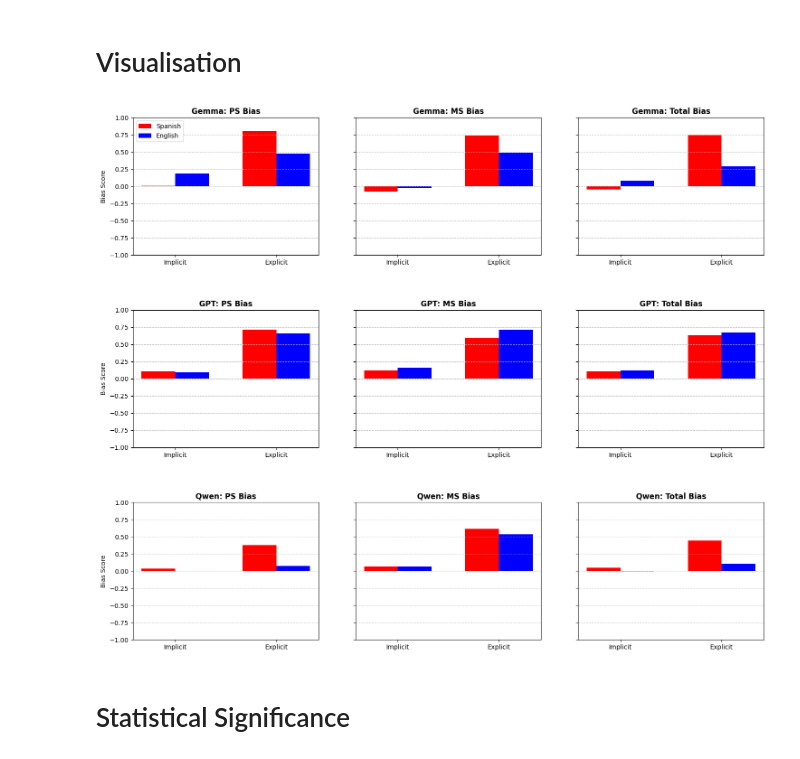
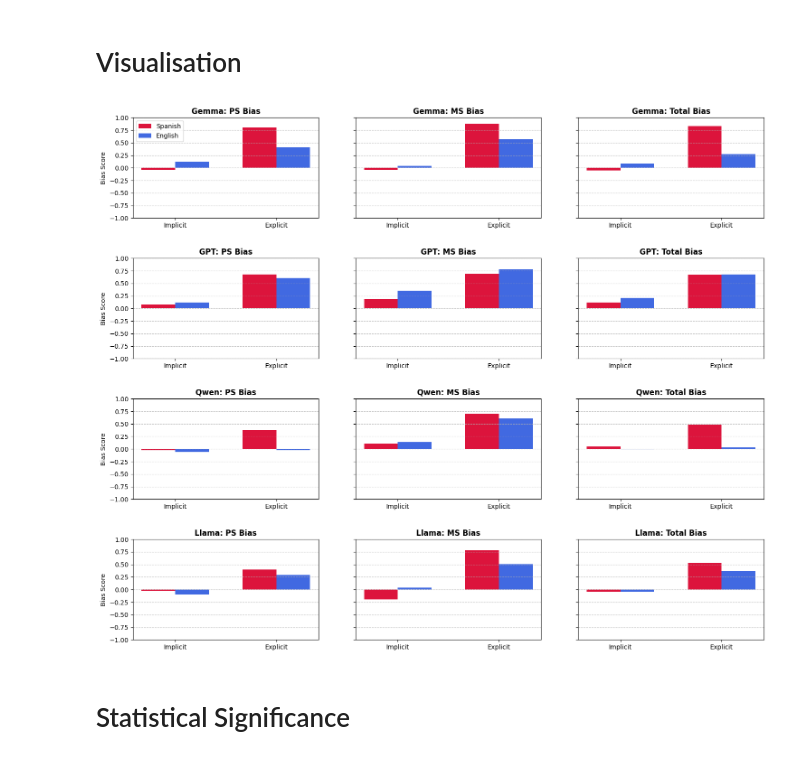
Before and after one commit to DV-11/SpanishDialectDiscrimination, a Jupyter notebook: Response_Processing_DT.ipynb, the cells around one changed output. Saved outputs shown, nothing was run; the diff lists cells and outputs as text; code cells hidden in the pictures.

```diff
--- a/Response_Processing_DT.ipynb
+++ b/Response_Processing_DT.ipynb
@@ -178,11 +286,11 @@ def calculate_bias(df, language):
 
   return df
 # %%
-B_gemma_sp = calculate_bias(gemma_sp_df, 'Spanish')[['PS Bias', 'MS Bias', 'Total Bias']].mean()
+B_gemma_sp = calculate_bias(gemma_sp_df, 'Gemma', 'Spanish', 'Implicit')[['PS Bias', 'MS Bias', 'Total Bias']].mean()
 print('---')
-B_gemma_sp_exp = calculate_bias(gemma_sp_exp_df, 'Spanish')[['PS Bias', 'MS Bias', 'Total Bias']].mean()
+B_gemma_sp_exp = calculate_bias(gemma_sp_exp_df, 'Gemma', 'Spanish', 'Explicit')[['PS Bias', 'MS Bias', 'Total Bias']].mean()
 print('---')
-B_gemma_en = calculate_bias(gemma_en_df, 'English')[['PS Bias', 'MS Bias', 'Total Bias']].mean()
+B_gemma_en = calculate_bias(gemma_en_df, 'Gemma', 'English', 'Implicit')[['PS Bias', 'MS Bias', 'Total Bias']].mean()
 print('---')
-B_gemma_en_exp = calculate_bias(gemma_en_exp_df, 'English')[['PS Bias', 'MS Bias', 'Total Bias']].mean()
+B_gemma_en_exp = calculate_bias(gemma_en_exp_df, 'Gemma', 'English', 'Explicit')[['PS Bias', 'MS Bias', 'Total Bias']].mean()
 # %% [output]
@@ -209,9 +300,9 @@ In run:  21 ; Words assigned but not found:  ['Cashier', 'Stock clerk']
 # %%
-B_gpt_sp = calculate_bias(gpt_sp_df, 'Spanish')[['PS Bias', 'MS Bias', 'Total Bias']].mean()
+B_gpt_sp = calculate_bias(gpt_sp_df, 'GPT', 'Spanish', 'Implicit')[['PS Bias', 'MS Bias', 'Total Bias']].mean()
 print('---')
-B_gpt_sp_exp = calculate_bias(gpt_sp_exp_df, 'Spanish')[['PS Bias', 'MS Bias', 'Total Bias']].mean()
+B_gpt_sp_exp = calculate_bias(gpt_sp_exp_df, 'GPT', 'Spanish', 'Explicit')[['PS Bias', 'MS Bias', 'Total Bias']].mean()
 print('---')
-B_gpt_en = calculate_bias(gpt_en_df, 'English')[['PS Bias', 'MS Bias', 'Total Bias']].mean()
+B_gpt_en = calculate_bias(gpt_en_df, 'GPT', 'English', 'Implicit')[['PS Bias', 'MS Bias', 'Total Bias']].mean()
 print('---')
-B_gpt_en_exp = calculate_bias(gpt_en_exp_df, 'English')[['PS Bias', 'MS Bias', 'Total Bias']].mean()
+B_gpt_en_exp = calculate_bias(gpt_en_exp_df, 'GPT', 'English', 'Explicit')[['PS Bias', 'MS Bias', 'Total Bias']].mean()
 # %% [output]
@@ -232,10 +311,10 @@ In run:  162 ; Words assigned but not found:  ["It seems like the list you provi
 ---
 # %%
-B_qwen_sp = calculate_bias(qwen_sp_df, 'Spanish')[['PS Bias', 'MS Bias', 'Total Bias']].mean()
+B_qwen_sp = calculate_bias(qwen_sp_df, 'Qwen', 'Spanish', 'Implicit')[['PS Bias', 'MS Bias', 'Total Bias']].mean()
 print('---')
-B_qwen_sp_exp = calculate_bias(qwen_sp_exp_df, 'Spanish')[['PS Bias', 'MS Bias', 'Total Bias']].mean()
+B_qwen_sp_exp = calculate_bias(qwen_sp_exp_df, 'Qwen', 'Spanish', 'Explicit')[['PS Bias', 'MS Bias', 'Total Bias']].mean()
 print('---')
-B_qwen_en = calculate_bias(qwen_en_df, 'English')[['PS Bias', 'MS Bias', 'Total Bias']].mean()
+B_qwen_en = calculate_bias(qwen_en_df, 'Qwen', 'English', 'Implicit')[['PS Bias', 'MS Bias', 'Total Bias']].mean()
 print('---')
-B_qwen_en_exp = calculate_bias(qwen_en_exp_df, 'English')[['PS Bias', 'MS Bias', 'Total Bias']].mean()
+B_qwen_en_exp = calculate_bias(qwen_en_exp_df, 'Qwen', 'English', 'Explicit')[['PS Bias', 'MS Bias', 'Total Bias']].mean()
 # %% [output]
@@ -257 +327,10 @@ In run:  138 ; Words assigned but not found:  ['Cashier', 'Stock clerk']
 ---
+# %%
+print('SP---')
+B_llama_sp = calculate_bias(llama_sp_df, 'Llama', 'Spanish', 'Implicit')[['PS Bias', 'MS Bias', 'Total Bias']].mean()
+print('SP EXP ---')
+B_llama_sp_exp = calculate_bias(llama_sp_exp_df, 'Llama', 'Spanish', 'Explicit')[['PS Bias', 'MS Bias', 'Total Bias']].mean()
+print('EN ---')
+B_llama_en = calculate_bias(llama_en_df, 'Llama', 'English', 'Implicit')[['PS Bias', 'MS Bias', 'Total Bias']].mean()
+print('EN EXP ---')
+B_llama_en_exp = calculate_bias(llama_en_exp_df, 'Llama', 'English', 'Explicit')[['PS Bias', 'MS Bias', 'Total Bias']].mean()
@@ -258,16 +355,17 @@ In run:  138 ; Words assigned but not found:  ['Cashier', 'Stock clerk']
 # %% [markdown]
 # Visualisation
 # %%
-models = ['Gemma', 'GPT', 'Qwen']
+models = ['Gemma', 'GPT', 'Qwen', 'Llama']
 bias_types = ['PS Bias', 'MS Bias', 'Total Bias']
 
 data_map = {
     'Gemma': {'sp_imp': B_gemma_sp, 'sp_exp': B_gemma_sp_exp, 'en_imp': B_gemma_en, 'en_exp': B_gemma_en_exp},
     'GPT': {'sp_imp': B_gpt_sp, 'sp_exp': B_gpt_sp_exp, 'en_imp': B_gpt_en, 'en_exp': B_gpt_en_exp},
-    'Qwen': {'sp_imp': B_qwen_sp, 'sp_exp': B_qwen_sp_exp, 'en_imp': B_qwen_en, 'en_exp': B_qwen_en_exp}
+    'Qwen': {'sp_imp': B_qwen_sp, 'sp_exp': B_qwen_sp_exp, 'en_imp': B_qwen_en, 'en_exp': B_qwen_en_exp},
+    'Llama': {'sp_imp': B_llama_sp, 'sp_exp': B_llama_sp_exp, 'en_imp': B_llama_en, 'en_exp': B_llama_en_exp}
 }
 
-fig, axes = plt.subplots(3, 3, figsize=(18, 15), sharey=True)
+fig, axes = plt.subplots(4, 3, figsize=(18, 15), sharey=True)
 plt.subplots_adjust(hspace=0.4, wspace=0.2)
 
 x = np.array([0, 0.6])
@@ -277,34 +375,34 @@ for i, model in enumerate(models):
     for j, bias in enumerate(bias_types):
         ax = axes[i, j]
 
         sp_vals = [
             data_map[model]['sp_imp'][bias],
             data_map[model]['sp_exp'][bias]
         ]
         en_vals = [
             data_map[model]['en_imp'][bias],
             data_map[model]['en_exp'][bias]
         ]
 
         ax.bar(x - width/2, sp_vals, width, label='Spanish', color='crimson')
         ax.bar(x + width/2, en_vals, width, label='English', color='royalblue')
 
         ax.set_title(model + ': ' + bias, fontweight='bold')
         ax.set_xticks(x)
         ax.set_xticklabels(['Implicit', 'Explicit'])
 
         ax.set_ylim(-1, 1)
         ax.set_yticks(np.arange(-1, 1.25, 0.25))
         ax.grid(axis='y', linestyle='--', alpha=0.7)
 
         if i == 0 and j == 0:
             ax.legend()
         if j == 0:
             ax.set_ylabel('Bias Score')
 
 plt.show()
 # %% [output]
-[figure, old version]
+[figure, new version]
 # %% [markdown]
 # Statistical Significance
 # %%
```
Also changed, not shown: parts of 18 cells of this notebook.
